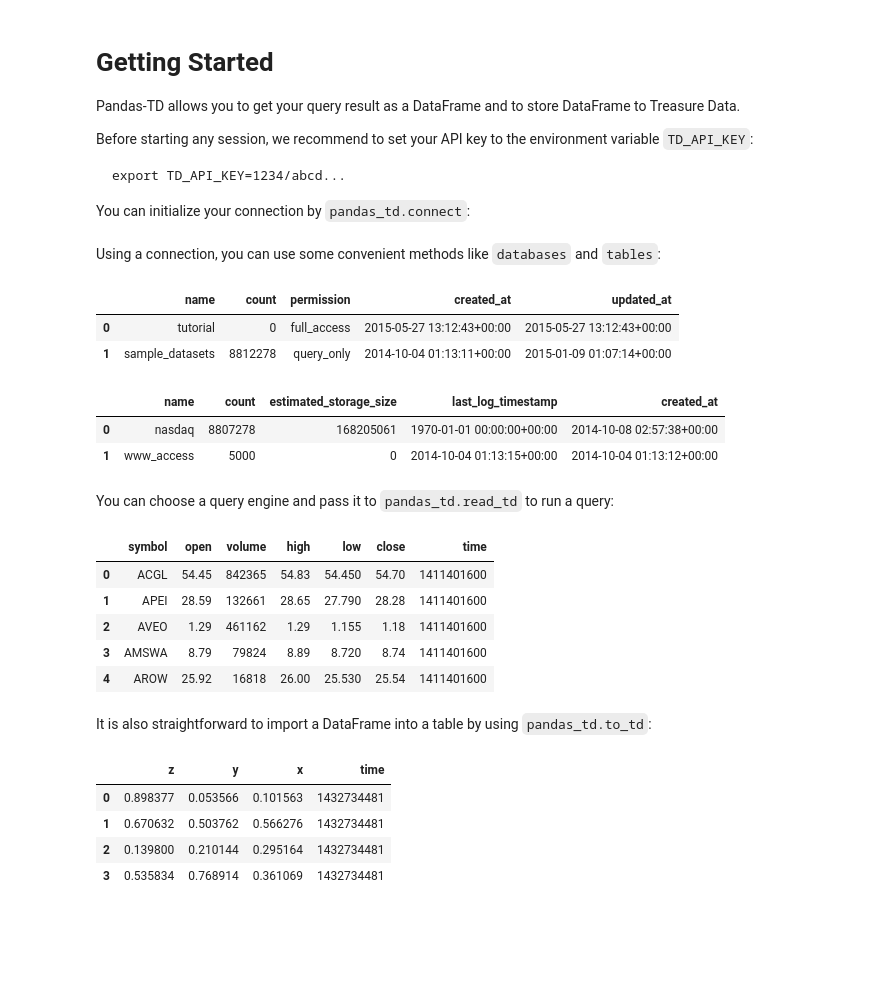
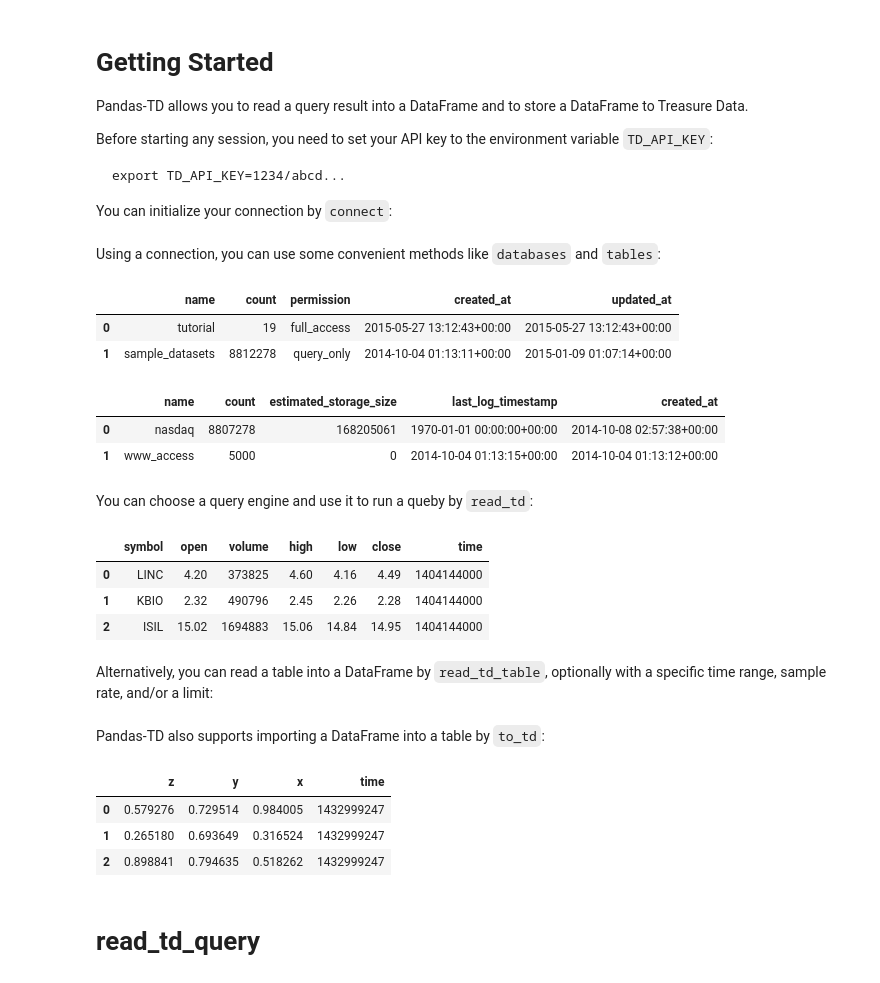
Before and after one commit to treasure-data/pandas-td, a Jupyter notebook: doc/tutorial.ipynb, the cells around one changed output. Drawn from its saved outputs; the diff is of its cells as text; code cells hidden in the pictures; blank space fills up the shorter version.

Commit message:
Update tutorial

```diff
--- a/doc/tutorial.ipynb
+++ b/doc/tutorial.ipynb
@@ -1,31 +1,31 @@
 # %% [markdown]
 # Getting Started
 
-Pandas-TD allows you to get your query result as a DataFrame and to store DataFrame to Treasure Data.
+Pandas-TD allows you to read a query result into a DataFrame and to store a DataFrame to Treasure Data.
 
-Before starting any session, we recommend to set your API key to the environment variable ``TD_API_KEY``:
+Before starting any session, you need to set your API key to the environment variable ``TD_API_KEY``:
 
     export TD_API_KEY=1234/abcd...
 
-You can initialize your connection by ``pandas_td.connect``:
+You can initialize your connection by ``connect``:
 # %%
+%matplotlib inline
+
 import os
 import numpy as np
 import pandas as pd
-from pandas_td import connect
-from pandas_td import read_td
-from pandas_td import to_td
+import pandas_td as td
 
 # Initialize connection
-td = connect(apikey=os.environ['TD_API_KEY'], endpoint='https://api.treasuredata.com')
+con = td.connect(apikey=os.environ['TD_API_KEY'], endpoint='https://api.treasuredata.com/')
 # %% [markdown]
 Using a connection, you can use some convenient methods like ``databases`` and ``tables``:
 # %%
 # Get a list of databases
-td.databases()
+con.databases()
 # %% [output]
 |  | name | count | permission | created_at | updated_at |
-| 0 | tutorial | 0 | full_access | 2015-05-27 13:12:43+00:00 | 2015-05-27 13:12:43+00:00 |
+| 0 | tutorial | 19 | full_access | 2015-05-27 13:12:43+00:00 | 2015-05-27 13:12:43+00:00 |
 | 1 | sample_datasets | 8812278 | query_only | 2014-10-04 01:13:11+00:00 | 2015-01-09 01:07:14+00:00 |
 # %%
 # Get a list of tables
@@ -35,17 +35,17 @@ td.tables('sample_datasets')
 | 0 | nasdaq | 8807278 | 168205061 | 1970-01-01 00:00:00+00:00 | 2014-10-08 02:57:38+00:00 |
 | 1 | www_access | 5000 | 0 | 2014-10-04 01:13:15+00:00 | 2014-10-04 01:13:12+00:00 |
 # %% [markdown]
-You can choose a query engine and pass it to ``pandas_td.read_td`` to run a query:
+You can choose a query engine and use it to run a queby by ``read_td``:
 # %%
 # Select a query engine
-presto = td.query_engine(database='sample_datasets', type='presto')
+presto = con.query_engine(database='sample_datasets', type='presto')
 
 # Run a query
-read_td('select * from nasdaq limit 5', presto)
+td.read_td('select * from nasdaq limit 3', presto)
 # %% [output]
 |  | symbol | open | volume | high | low | close | time |
-| 0 | ACGL | 54.45 | 842365 | 54.83 | 54.450 | 54.70 | 1411401600 |
-| 1 | APEI | 28.59 | 132661 | 28.65 | 27.790 | 28.28 | 1411401600 |
-| 2 | AVEO | 1.29 | 461162 | 1.29 | 1.155 | 1.18 | 1411401600 |
-| 3 | AMSWA | 8.79 | 79824 | 8.89 | 8.720 | 8.74 | 1411401600 |
-| 4 | AROW | 25.92 | 16818 | 26.00 | 25.530 | 25.54 | 1411401600 |
+| 0 | LINC | 4.20 | 373825 | 4.60 | 4.16 | 4.49 | 1404144000 |
+| 1 | KBIO | 2.32 | 490796 | 2.45 | 2.26 | 2.28 | 1404144000 |
+| 2 | ISIL | 15.02 | 1694883 | 15.06 | 14.84 | 14.95 | 1404144000 |
+# %% [markdown]
+Alternatively, you can read a table into a DataFrame by ``read_td_table``, optionally with a specific time range, sample rate, and/or a limit:
@@ -52,4 +55,4 @@ read_td('select * from nasdaq limit 5', presto)
 # %% [markdown]
-It is also straightforward to import a DataFrame into a table by using ``pandas_td.to_td``:
+Pandas-TD also supports importing a DataFrame into a table by ``to_td``:
 # %%
 # Create a DataFrame with random values
@@ -60,9 +63,10 @@ to_td(df, 'tutorial.tut1', td, index=False)
 # %%
 # Check the result
-read_td('select * from tutorial.tut1', presto)
+td.read_td('select * from tutorial.tut1', presto)
 # %% [output]
 |  | z | y | x | time |
-| 0 | 0.898377 | 0.053566 | 0.101563 | 1432734481 |
-| 1 | 0.670632 | 0.503762 | 0.566276 | 1432734481 |
-| 2 | 0.139800 | 0.210144 | 0.295164 | 1432734481 |
-| 3 | 0.535834 | 0.768914 | 0.361069 | 1432734481 |
+| 0 | 0.579276 | 0.729514 | 0.984005 | 1432999247 |
+| 1 | 0.265180 | 0.693649 | 0.316524 | 1432999247 |
+| 2 | 0.898841 | 0.794635 | 0.518262 | 1432999247 |
+# %% [markdown]
+# read_td_query
```
Also changed, not shown: parts of 23 cells of this notebook.
